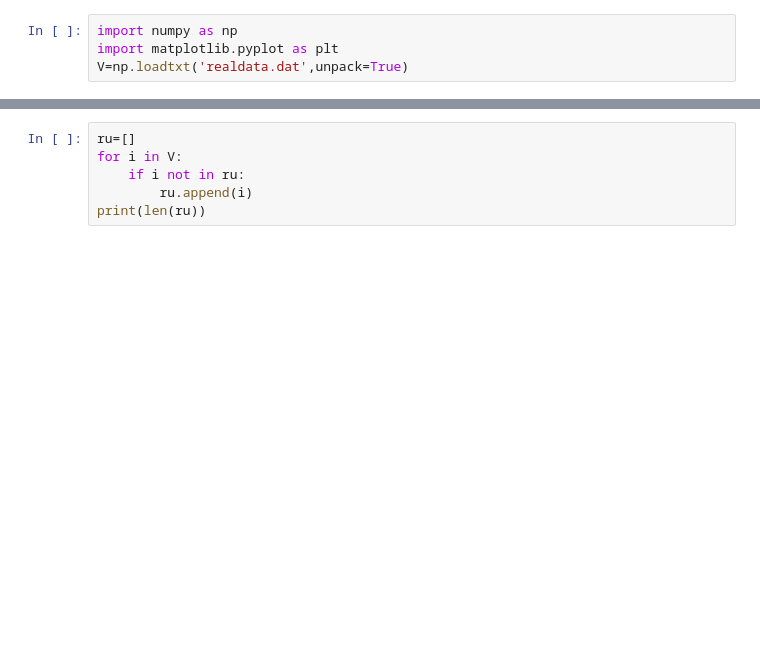
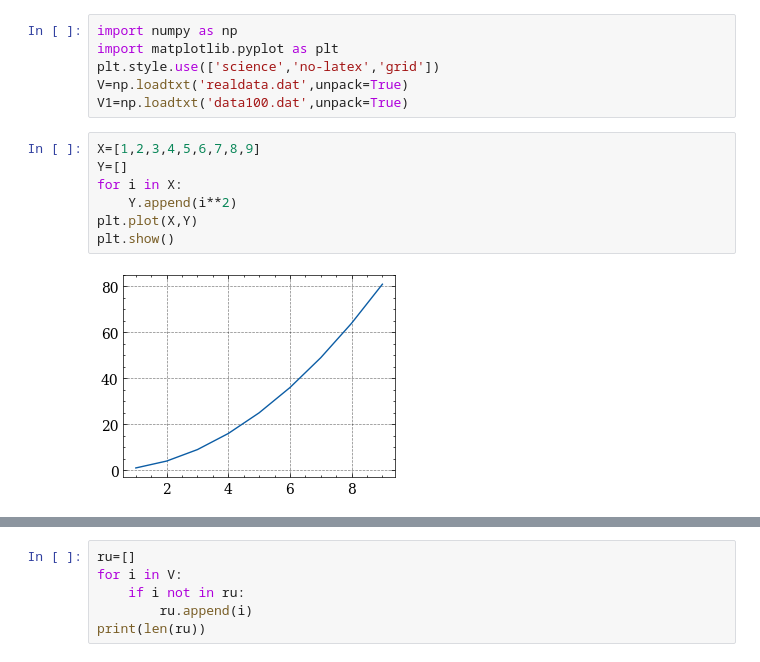
Before and after one commit to SoumadipBhowmick/Lab-work, a Jupyter notebook: Random Sampling/random_samp.ipynb, the cells around one changed output, grey strips where cells are left out. Saved outputs shown, nothing was run; the diff lists cells and outputs as text; blank space fills up the shorter version.

```diff
--- a/Random Sampling/random_samp.ipynb
+++ b/Random Sampling/random_samp.ipynb
@@ -1,7 +1,18 @@
 # %%
 import numpy as np
 import matplotlib.pyplot as plt
+plt.style.use(['science','no-latex','grid'])
 V=np.loadtxt('realdata.dat',unpack=True)
+V1=np.loadtxt('data100.dat',unpack=True)
+# %%
+X=[1,2,3,4,5,6,7,8,9]
+Y=[]
+for i in X:
+    Y.append(i**2)
+plt.plot(X,Y)
+plt.show()
+# %% [output]
+[figure, added]
 # %%
 V0=max(V)  #max voltage
 
```
Also changed, not shown: parts of 5 cells of this notebook, 4 other files.
